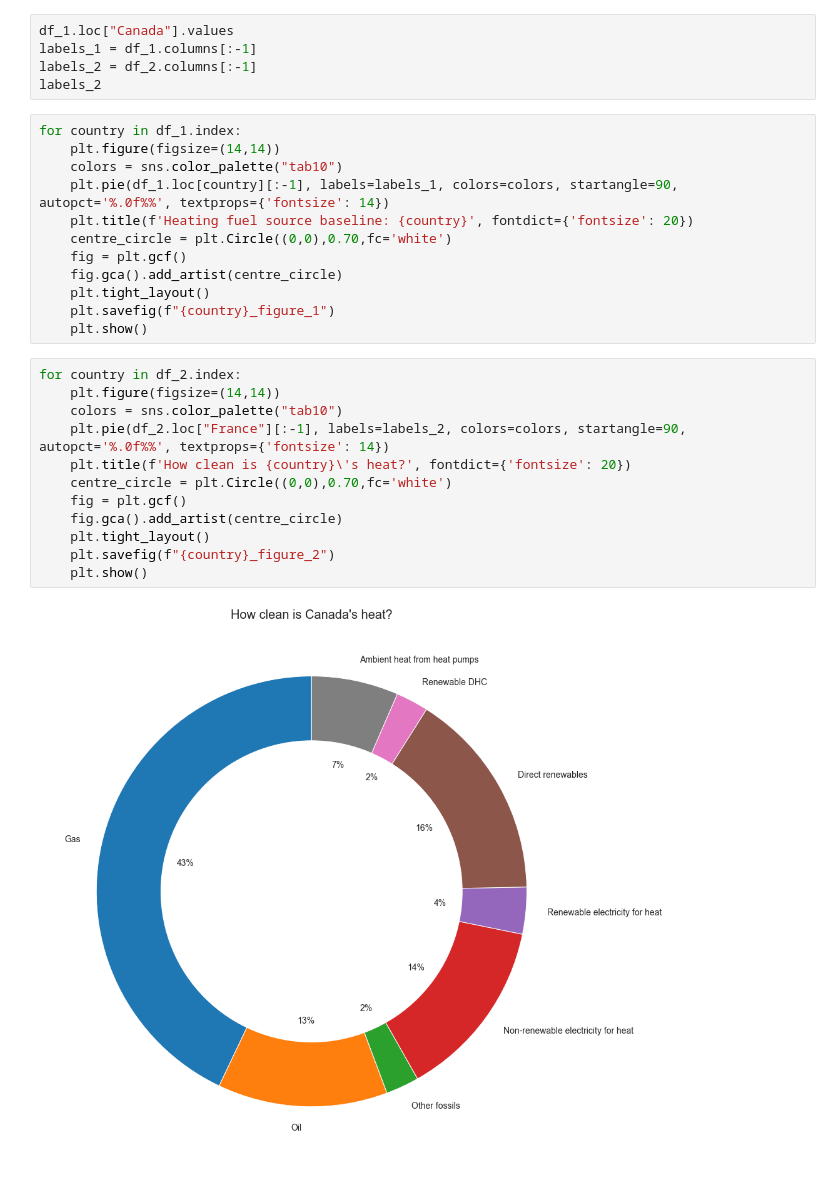
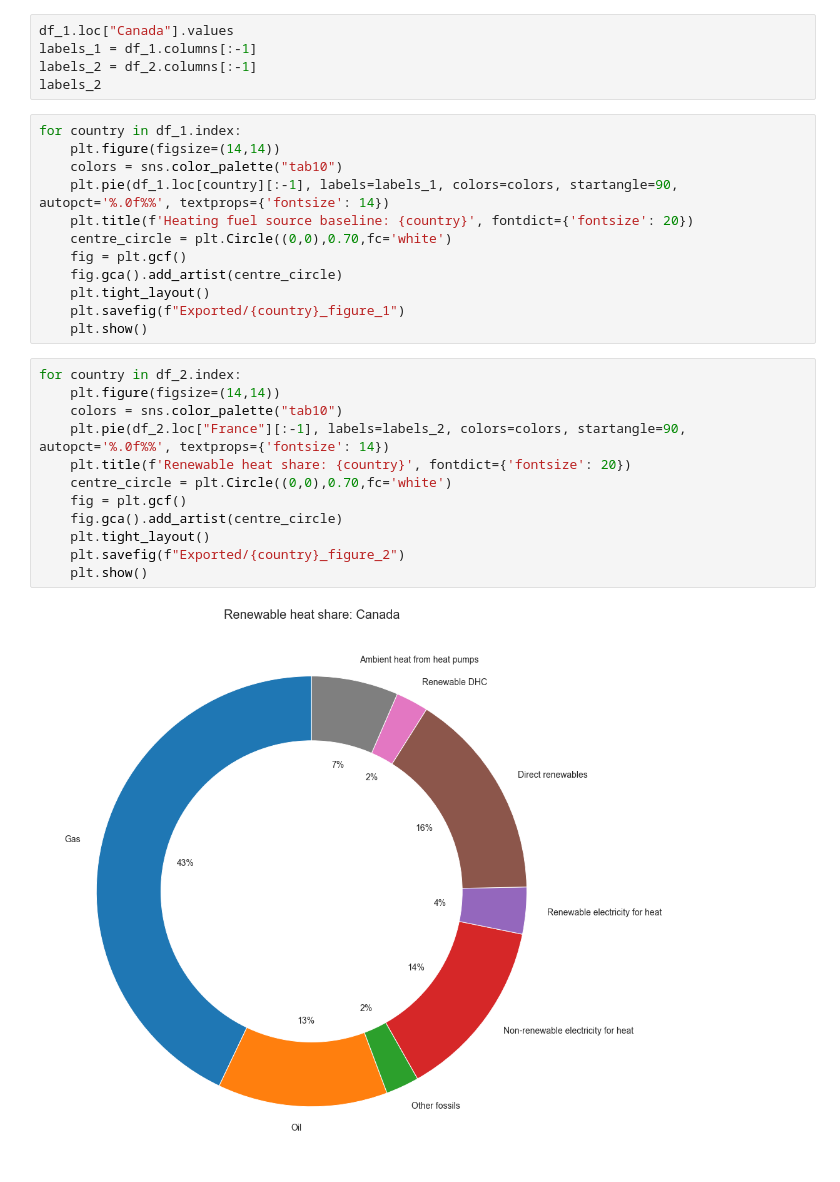
Before and after one commit to dgscotia/heat_country_data, a Jupyter notebook: heat_notebook.ipynb, the cells around one changed output. Cells and saved outputs as stored; diff of their text form.

```diff
--- a/heat_notebook.ipynb
+++ b/heat_notebook.ipynb
@@ -22,19 +22,19 @@ for country in df_1.index:
     fig = plt.gcf()
     fig.gca().add_artist(centre_circle)
     plt.tight_layout()
-    plt.savefig(f"{country}_figure_1")
+    plt.savefig(f"Exported/{country}_figure_1")
     plt.show()
 # %%
 for country in df_2.index:
     plt.figure(figsize=(14,14))
     colors = sns.color_palette("tab10")
     plt.pie(df_2.loc["France"][:-1], labels=labels_2, colors=colors, startangle=90, autopct='%.0f%%', textprops={'fontsize': 14})
-    plt.title(f'How clean is {country}\'s heat?', fontdict={'fontsize': 20})
+    plt.title(f'Renewable heat share: {country}', fontdict={'fontsize': 20})
     centre_circle = plt.Circle((0,0),0.70,fc='white')
     fig = plt.gcf()
     fig.gca().add_artist(centre_circle)
     plt.tight_layout()
-    plt.savefig(f"{country}_figure_2")
+    plt.savefig(f"Exported/{country}_figure_2")
     plt.show()
 # %% [output]
-[figure, old version]
+[figure, new version]
```
Also changed, not shown: parts of 1 cell of this notebook, 14 other files.
